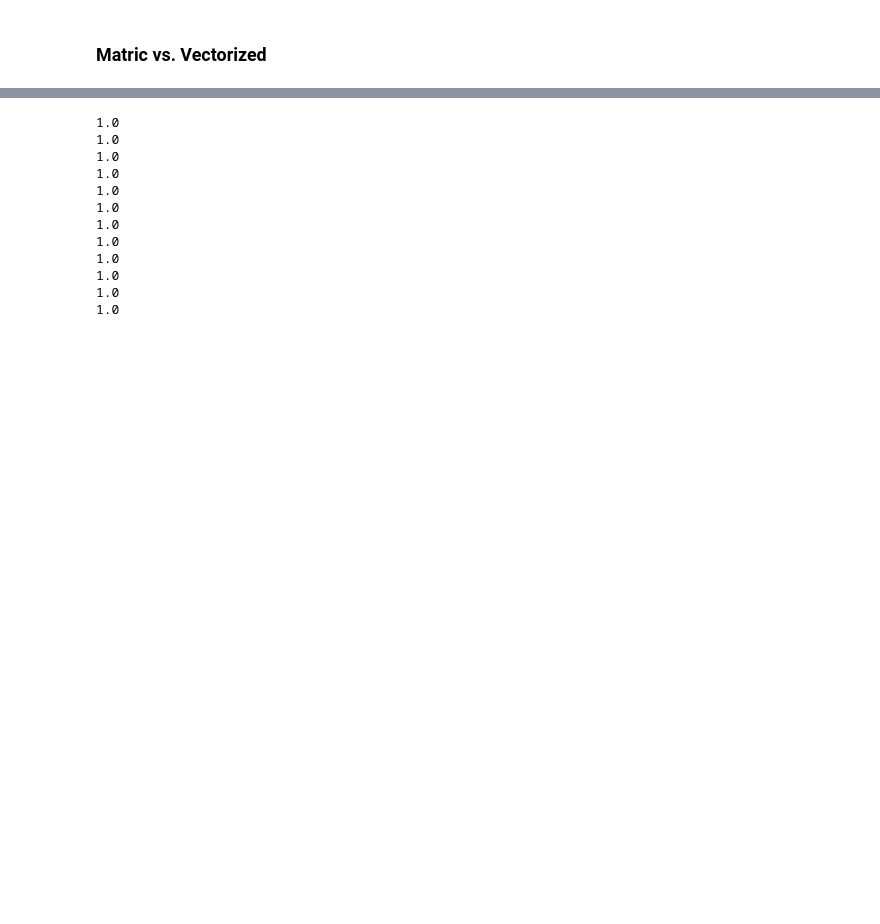
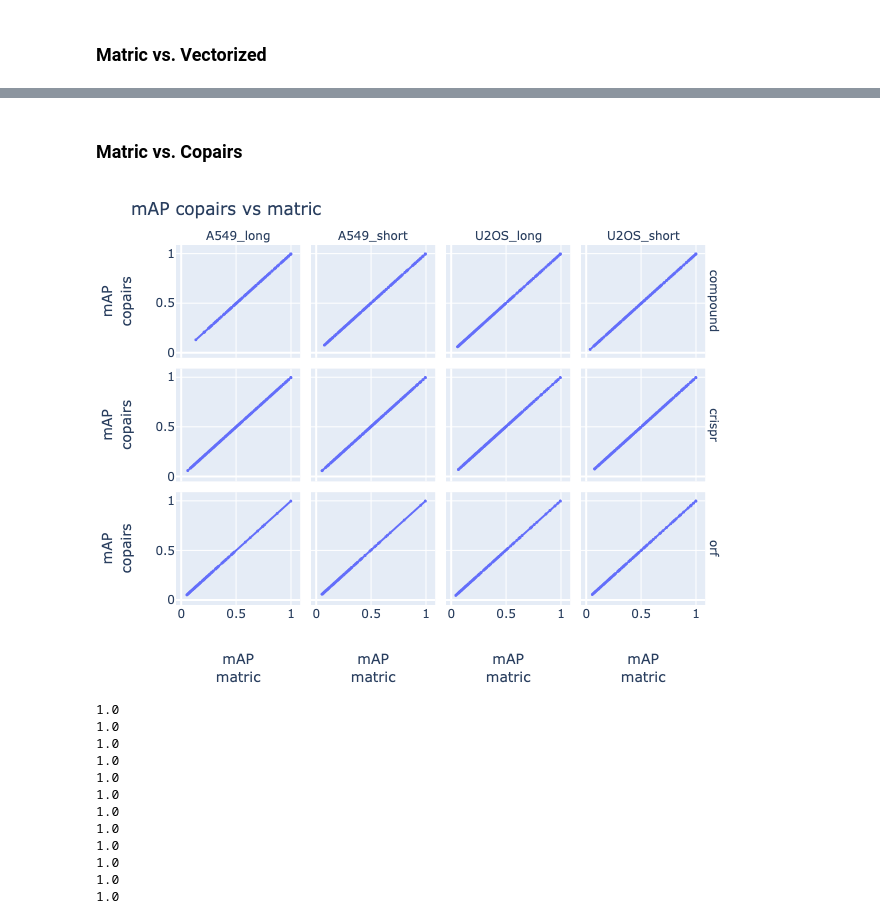
Before and after one commit to niranjchandrasekaran/compare_ap, a Jupyter notebook: 5.compare-ap.ipynb, the cells around one changed output, grey strips where cells are left out. Cells and saved outputs as stored; diff of their text form; code cells hidden in the pictures; blank space fills up the shorter version.

```diff
--- a/5.compare-ap.ipynb
+++ b/5.compare-ap.ipynb
@@ -95,3 +117,34 @@ fig.show("png")
+# %% [markdown]
+### Matric vs. Copairs
+# %%
+fig = px.scatter(
+    matric_copairs,
+    x="mAP_x",
+    y="mAP_y",
+    facet_col="Cell_Time",
+    facet_row="Metadata_Perturbation",
+    trendline="ols",
+)
+
+fig.update_traces(marker=dict(size=3))
+fig.update_layout(
+    title="mAP copairs vs matric",
+    xaxis1=dict(title="mAP<br>matric"),
+    xaxis2=dict(title="mAP<br>matric"),
+    xaxis3=dict(title="mAP<br>matric"),
+    xaxis4=dict(title="mAP<br>matric"),
+    yaxis1=dict(title="mAP<br>copairs"),
+    yaxis5=dict(title="mAP<br>copairs"),
+    yaxis9=dict(title="mAP<br>copairs"),
+)
+
+fig.for_each_annotation(
+    lambda a: a.update(text=a.text.replace("Metadata_Perturbation=", ""))
+)
+fig.for_each_annotation(lambda a: a.update(text=a.text.replace("Cell_Time=", "")))
+fig.show("png")
+# %% [output]
+[figure, added]
 # %%
 # R-squared values
 
```
Also changed, not shown: parts of 7 cells of this notebook, 2 other files.
